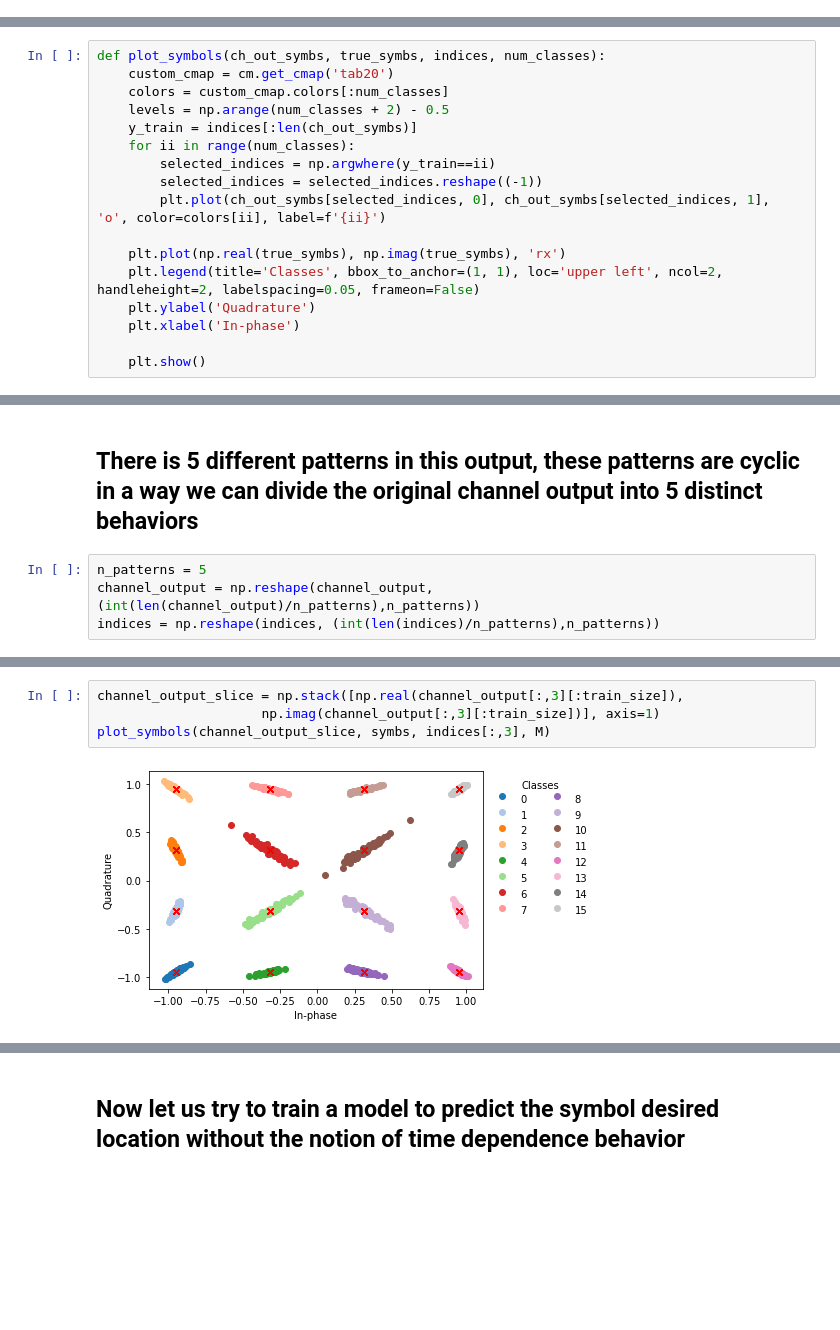
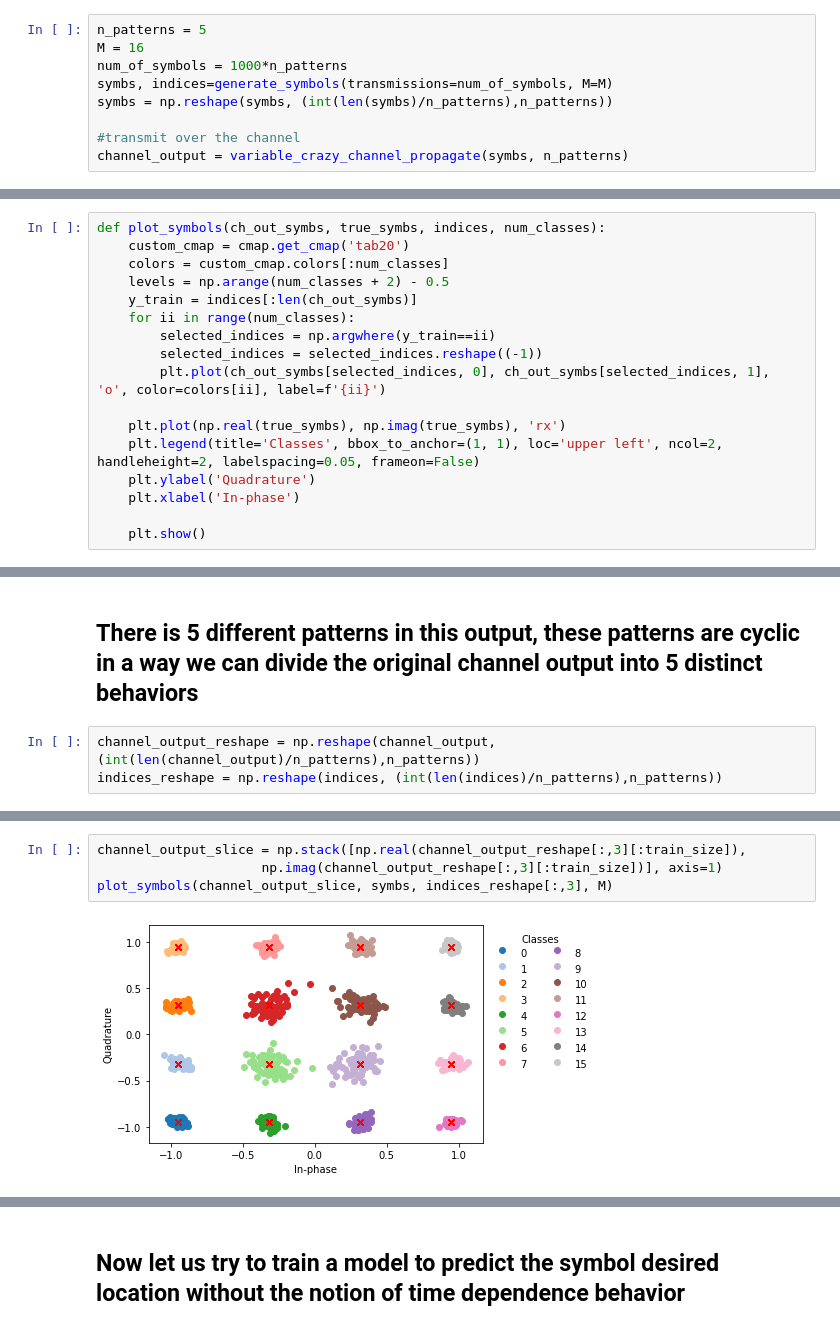
Before and after one commit to lasseufpa/ml4comm-icc21, a Jupyter notebook: lstm_time_variant_channel.ipynb, the cells around one changed output, grey strips where cells are left out. Drawn from its saved outputs; the diff is of its cells as text; blank space fills up the shorter version.

Commit message:
Add variant channel generation inside notebook

```diff
--- a/lstm_time_variant_channel.ipynb
+++ b/lstm_time_variant_channel.ipynb
@@ -46,3 +117,12 @@ M              = 16      # QAM modulation
+# %%
+n_patterns = 5
+M = 16
+num_of_symbols = 1000*n_patterns
+symbs, indices=generate_symbols(transmissions=num_of_symbols, M=M)
+symbs = np.reshape(symbs, (int(len(symbs)/n_patterns),n_patterns))
+
+#transmit over the channel
+channel_output = variable_crazy_channel_propagate(symbs, n_patterns)
 # %%
 # Generate dataset
 # Train
@@ -59,7 +139,7 @@ X_test = np.stack([np.real(channel_output[train_size:]),
 ## Lets have a glimpse of the channel output
 # %%
 def plot_symbols(ch_out_symbs, true_symbs, indices, num_classes):
-    custom_cmap = cm.get_cmap('tab20')
+    custom_cmap = cmap.get_cmap('tab20')
     colors = custom_cmap.colors[:num_classes]
     levels = np.arange(num_classes + 2) - 0.5
     y_train = indices[:len(ch_out_symbs)]
@@ -81,7 +161,6 @@ plot_symbols(X_train, symbs, indices, M)
 # %% [markdown]
 ## There is 5 different patterns in this output, these patterns are cyclic in a way we can divide the original channel output into 5 distinct behaviors
 # %%
-n_patterns = 5
-channel_output = np.reshape(channel_output, (int(len(channel_output)/n_patterns),n_patterns))
-indices = np.reshape(indices, (int(len(indices)/n_patterns),n_patterns))
+channel_output_reshape = np.reshape(channel_output, (int(len(channel_output)/n_patterns),n_patterns))
+indices_reshape = np.reshape(indices, (int(len(indices)/n_patterns),n_patterns))
 # %%
@@ -105,7 +184,7 @@ plot_symbols(channel_output_slice, symbs, indices[:,2], M)
 # %%
-channel_output_slice = np.stack([np.real(channel_output[:,3][:train_size]),
-                     np.imag(channel_output[:,3][:train_size])], axis=1)
-plot_symbols(channel_output_slice, symbs, indices[:,3], M)
+channel_output_slice = np.stack([np.real(channel_output_reshape[:,3][:train_size]),
+                     np.imag(channel_output_reshape[:,3][:train_size])], axis=1)
+plot_symbols(channel_output_slice, symbs, indices_reshape[:,3], M)
 # %% [output]
-[figure, old version]
+[figure, new version]
 # %%
```
Also changed, not shown: parts of 23 cells of this notebook.
